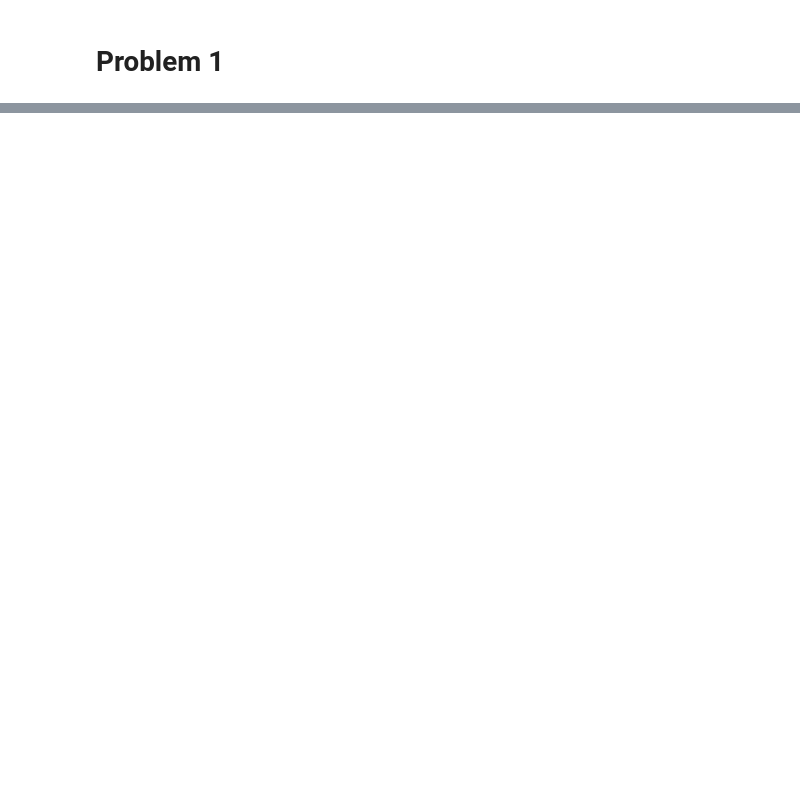
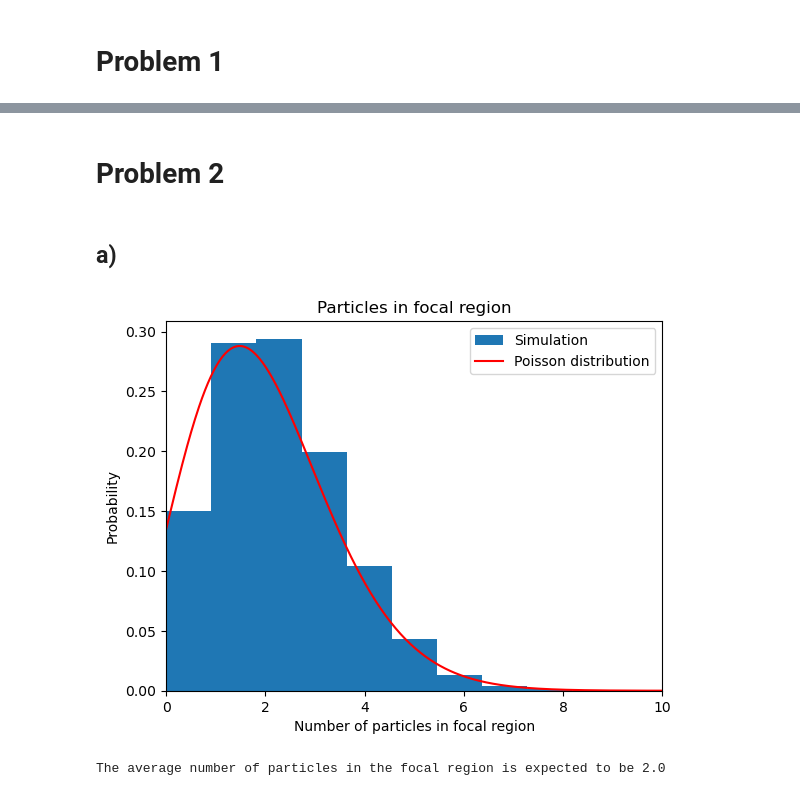
Before and after one commit to loganmachale/PHYS-305, a Jupyter notebook: Assignment 5/Assignment 5.ipynb, the cells around one changed output, grey strips where cells are left out. Saved outputs shown, nothing was run; the diff lists cells and outputs as text; code cells hidden in the pictures; blank space fills up the shorter version.

```diff
--- a/Assignment 5/Assignment 5.ipynb
+++ b/Assignment 5/Assignment 5.ipynb
@@ -47,3 +51,5 @@ The proteins have a higher diffusion constant due to their lower size, thus they
 <img src="autocorrelation.jpg" alt="autocorrelation" style="width:700px;"/>
 
 The autocorrelation function $G(\tau)$ quantifies the correlation between fluorescence intensity fluctuations at time $t$ and at a later time $t+\tau$. It is normalized by the square of the mean fluorescence intensity to account for overall signal levels. This function describes how much information from an initial fluctuation remains in the signal at a later time, reflecting the persistence of fluorescence intensity variations due to molecular motion and diffusion. The protein's autocorrelation function decays faster because the probability the protein is still inside the focal volume after time $\tau$ decreases faster due its faster diffusion. The DNA's autocorrelation function decays slower because of the slower diffusion of the larger molecule. The value $G(0) = \frac{1}{\langle N\rangle}$, (where $\langle N\rangle$ is the avg. number of particles in the focal volume) is the autocorrelation with no time delay (when the functions are perfectly correlated) and represents the fraction of the signal that a single fluctuation tends to dominate. It also provides information on the mean local concentration of molecules.
+# %% [markdown]
+# **Problem 2** #
@@ -49,0 +84,26 @@ The autocorrelation function $G(\tau)$ quantifies the correlation between fluore
+# %% [markdown]
+## a) ##
+# %%
+window_min = int(L / 2 - 10)
+window_max = int(L / 2 + 10)
+mean_ptcls = 150 / L * 20
+
+def poisson(k, mean):
+    return mean**k * np.exp(-mean) / factorial(k)
+
+p_space = np.linspace(0, 20, 1000)
+
+focal_ptcls = intensity[:, window_min:window_max].sum(axis=1)
+plt.hist(focal_ptcls, bins=11, density=True, label='Simulation')
+plt.plot(p_space, poisson(p_space, mean_ptcls), color='red', label='Poisson distribution')
+plt.xlabel('Number of particles in focal region')
+plt.ylabel('Probability')
+plt.title('Particles in focal region')
+plt.xlim(0, 10)
+plt.legend()
+plt.show()
+
+print('The average number of particles in the focal region is expected to be {}'.format(mean_ptcls))
+# %% [output]
+[figure, added]
+The average number of particles in the focal region is expected to be 2.0
```
Also changed, not shown: parts of 2 cells of this notebook.
